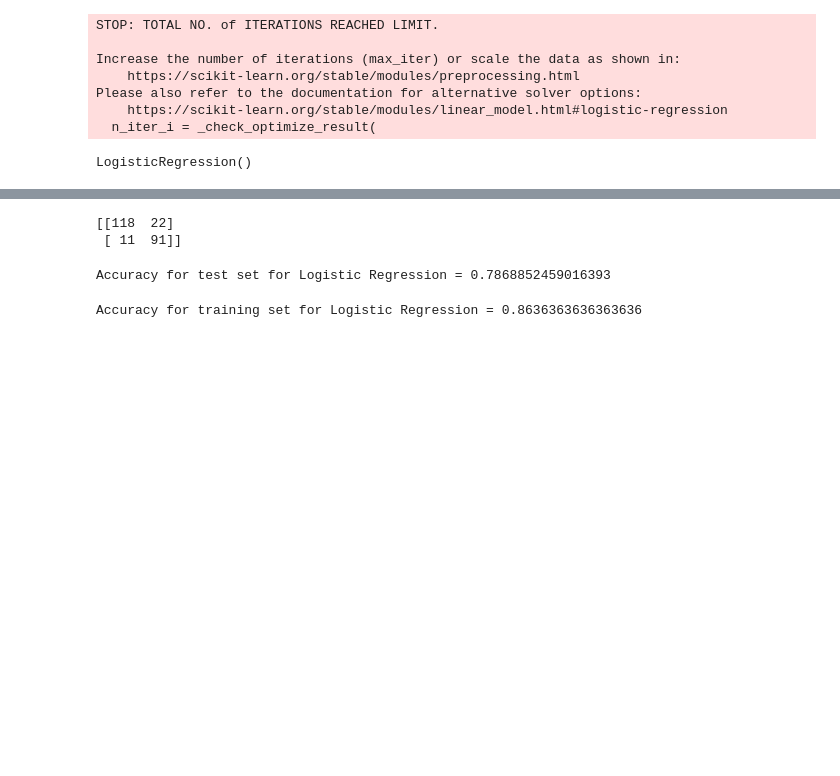
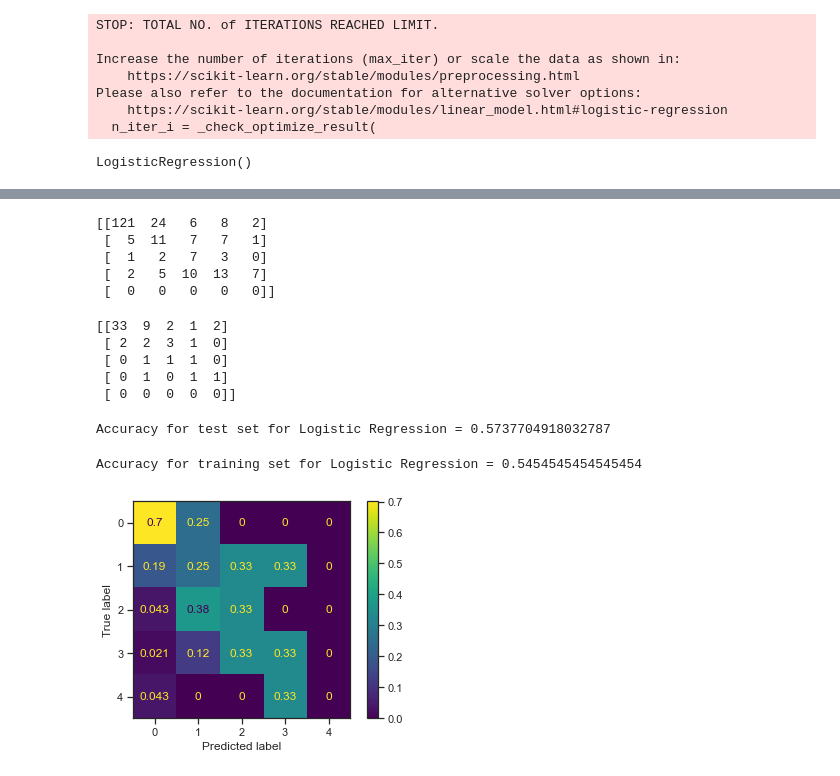
Before and after one commit to sinduff/MLS_Assign, a Jupyter notebook: Scikit-learn.ipynb, the cells around one changed output, grey strips where cells are left out. Cells and saved outputs as stored; diff of their text form; code cells hidden in the pictures; blank space fills up the shorter version.

Commit message:
work on plotting the confusion model and initial work on algorithm 2 the Gaussian Model

```diff
--- a/Scikit-learn.ipynb
+++ b/Scikit-learn.ipynb
@@ -257,11 +224,11 @@ The chosen supervised learning algorithms for this notebook are outlined in deta
 ### Testing and training the data
 # %%
 # # assign values for x and y from the start to the end of the df
-x = df.iloc[:, :-1].values
+X = df.iloc[:, :-1].values
 y = df.iloc[:, -1].values
 
 # spliting the dataframe into Test and Train data
-xTrain, xTest, yTrain, yTest = train_test_split(x, y, test_size = 0.2, random_state = 0)
+X_Train, X_Test, y_Train, y_Test = train_test_split(X, y, test_size = 0.2, random_state = 0)
 
 
 # data analysis was
@@ -295,7 +262,7 @@ https://stackabuse.com/overview-of-classification-methods-in-python-with-scikit-
 logreg_clf = LogisticRegression()
 # %%
 # training the classifier
-logreg_clf.fit(xTrain, yTrain)
+logreg_clf.fit(X_Train, y_Train)
 # %% [output]
 STOP: TOTAL NO. of ITERATIONS REACHED LIMIT.
 
@@ -307,4 +274,4 @@ Please also refer to the documentation for alternative solver options:
 LogisticRegression()
 # %%
 # Predicting the result based on the test data
-y_pred = logreg_clf.predict(xTest)
+y_pred = logreg_clf.predict(X_Test)
@@ -316,18 +289,29 @@ y_pred_train = logreg_clf.predict(xTrain)
 # %%
 
-cmTrain = confusion_matrix(y_pred_train, yTrain)
+cm_Train = confusion_matrix(y_pred_train, y_Train)
+
+print(cm_Train)
+# %% [output]
+[[121  24   6   8   2]
+ [  5  11   7   7   1]
+ [  1   2   7   3   0]
+ [  2   5  10  13   7]
+ [  0   0   0   0   0]]
 # %%
-cm_test = confusion_matrix(y_pred, yTest)
+cm_Test = confusion_matrix(y_pred, y_Test)
 
-print(cmTrain)
+print(cm_Test)
 # %% [output]
-[[118  22]
- [ 11  91]]
+[[33  9  2  1  2]
+ [ 2  2  3  1  0]
+ [ 0  1  1  1  0]
+ [ 0  1  0  1  1]
+ [ 0  0  0  0  0]]
 # %%
-print('Accuracy for test set for Logistic Regression = {}'.format((cm_test[0][0] + cm_test[1][1])/len(yTest)))
+print('Accuracy for test set for Logistic Regression = {}'.format((cm_Test[0][0] + cm_Test[1][1])/len(y_Test)))
 # %% [output]
-Accuracy for test set for Logistic Regression = 0.7868852459016393
+Accuracy for test set for Logistic Regression = 0.5737704918032787
 # %%
-print('Accuracy for training set for Logistic Regression = {}'.format((cmTrain[0][0] + cmTrain[1][1])/len(yTrain)))
+print('Accuracy for training set for Logistic Regression = {}'.format((cm_Train[0][0] + cm_Train[1][1])/len(y_Train)))
 # %% [output]
-Accuracy for training set for Logistic Regression = 0.8636363636363636
+Accuracy for training set for Logistic Regression = 0.5454545454545454
@@ -333,0 +320,13 @@ Accuracy for training set for Logistic Regression = 0.8636363636363636
+# %%
+# display a plot  of the confusion matrix
+# https://scikit-learn.org/stable/modules/generated/sklearn.metrics.ConfusionMatrixDisplay.html#sklearn.metrics.ConfusionMatrixDisplay.from_predictions
+
+# the normalise field allows the results to be shown as a ratio - of predicted / true or all values
+
+cm= confusion_matrix(y_Test, y_pred, normalize='pred')
+
+disp = ConfusionMatrixDisplay(confusion_matrix=cm)
+disp.plot()
+plt.show()
+# %% [output]
+[figure, added]
```
Also changed, not shown: parts of 13 cells of this notebook.
